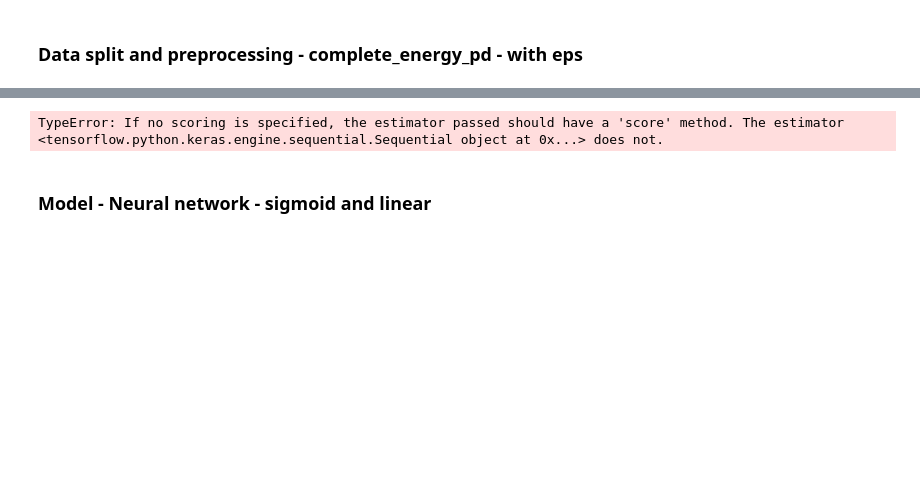
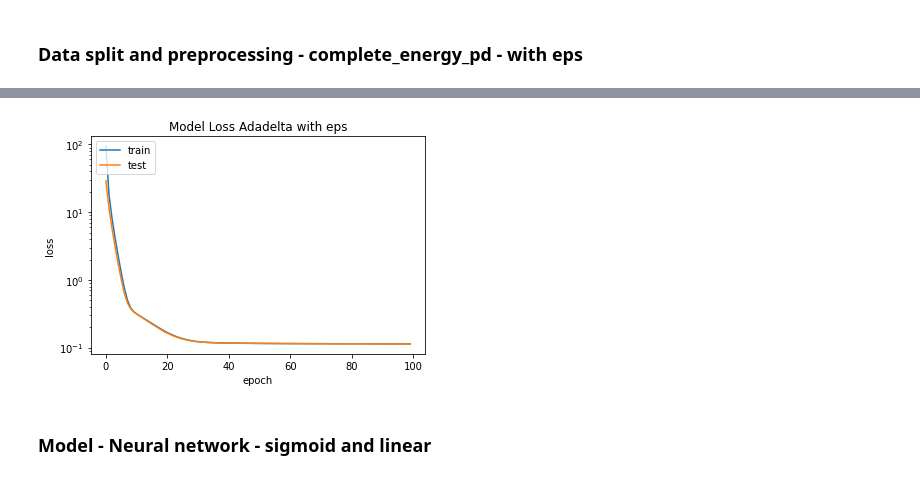
Before and after one commit to salogranada/drone_irrigation, a Jupyter notebook: src/scripts_ML/final_Neural_Networks.ipynb, the cells around one changed output, grey strips where cells are left out. Drawn from its saved outputs; the diff is of its cells as text; code cells hidden in the pictures; blank space fills up the shorter version.

```diff
--- a/src/scripts_ML/final_Neural_Networks.ipynb
+++ b/src/scripts_ML/final_Neural_Networks.ipynb
@@ -235,22 +220,16 @@ plt.savefig('predictvtest_NN_Adadelta.png')
-# %%
-weights = NN_model11.layers[5].get_weights()[0]
-biases = NN_model11.layers[5].get_weights()[1]
-# import eli5
-# from eli5.sklearn import PermutationImportance
-
-# perm = PermutationImportance(NN_model11, random_state=1).fit(x2,y)
-# eli5.show_weights(perm, feature_names = x2.columns.tolist())
-# %% [output]
-TypeError: If no scoring is specified, the estimator passed should have a 'score' method. The estimator <tensorflow.python.keras.engine.sequential.Sequential object at 0x...> does not.
 # %%
 plt.plot(model11.history['loss'])
 plt.plot(model11.history['val_loss'])
 plt.title('model loss')
 plt.ylabel('loss')
 plt.yscale("log")
 plt.xlabel('epoch')
 plt.legend(['train', 'test'], loc='upper left')
+plt.title('Model Loss Adadelta with eps')
+plt.savefig('ModelLoss_Adadelta_eps.png')
 plt.show()
+# %% [output]
+[figure, added]
 # %% [markdown]
 ### Model - Neural network - sigmoid and linear
 # %%
```
Also changed, not shown: parts of 18 cells of this notebook, 5 other files.
